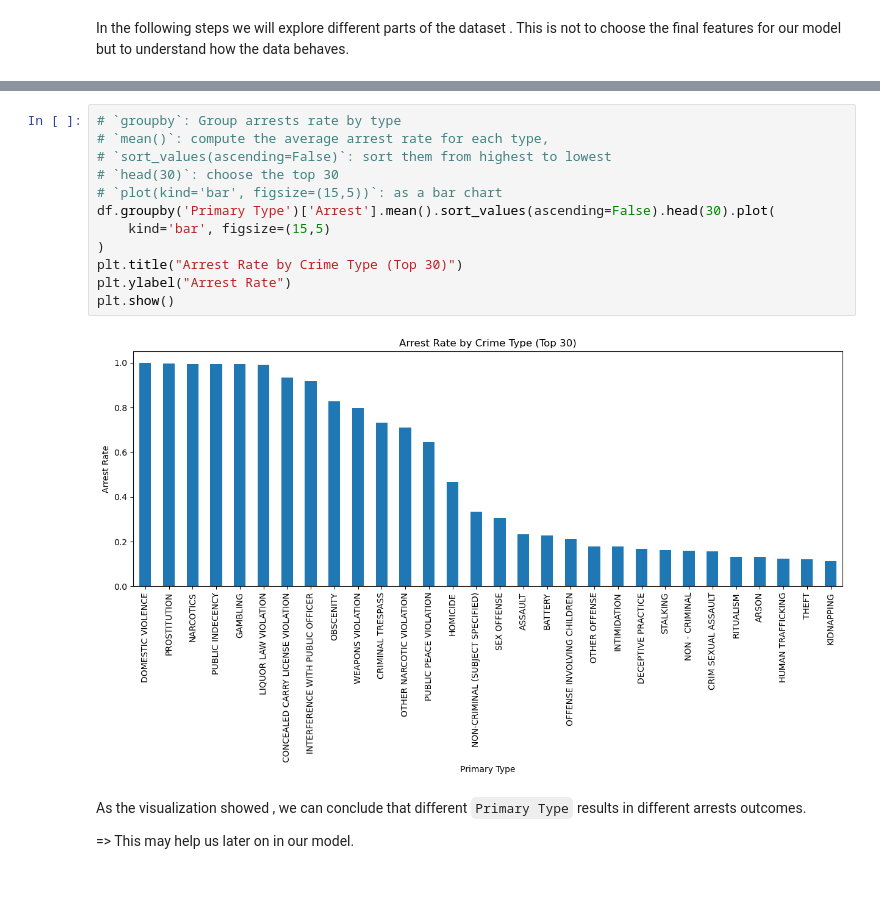
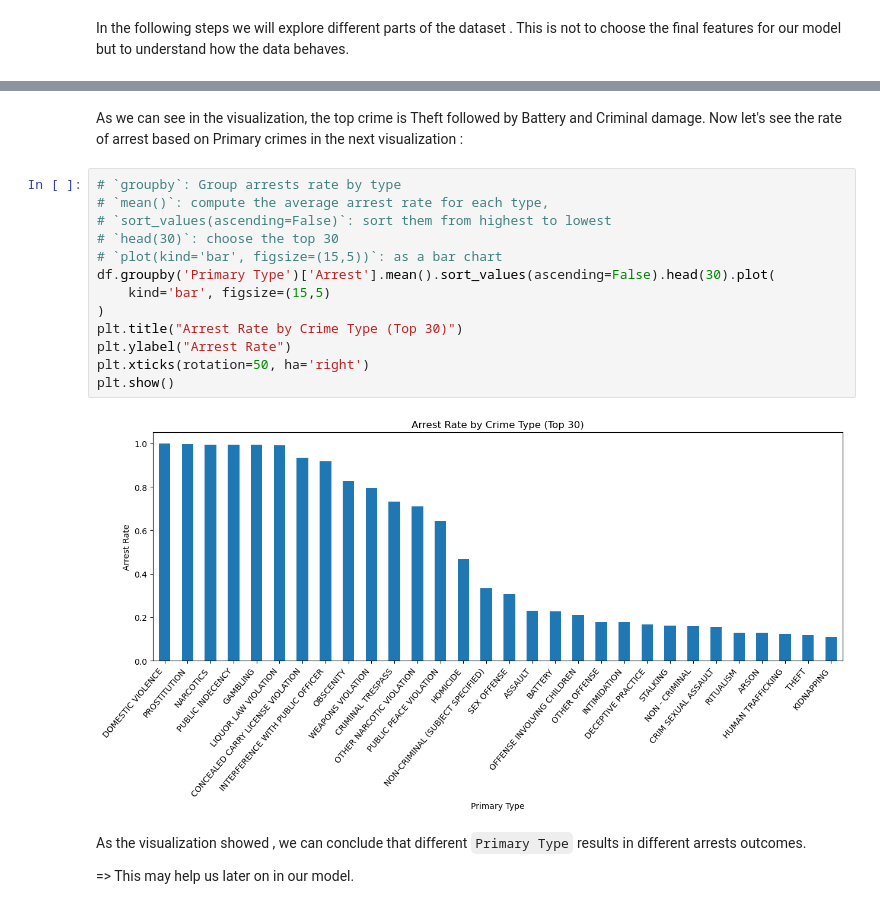
Before and after one commit to cherifaBenGhorbel/chicago_crimes-2001-2018-, a Jupyter notebook: notebooks/01_EDA.ipynb, the cells around one changed output, grey strips where cells are left out. Saved outputs shown, nothing was run; the diff lists cells and outputs as text.

```diff
--- a/notebooks/01_EDA.ipynb
+++ b/notebooks/01_EDA.ipynb
@@ -147,17 +166,20 @@ In the following steps we will explore different parts of the dataset . This is
+# %% [markdown]
+As we can see in the visualization, the top crime is Theft followed by Battery and Criminal damage. Now let's see the rate of arrest based on Primary crimes in the next visualization :
 # %%
 # `groupby`: Group arrests rate by type
 # `mean()`: compute the average arrest rate for each type,
 # `sort_values(ascending=False)`: sort them from highest to lowest
 # `head(30)`: choose the top 30
 # `plot(kind='bar', figsize=(15,5))`: as a bar chart
 df.groupby('Primary Type')['Arrest'].mean().sort_values(ascending=False).head(30).plot(
     kind='bar', figsize=(15,5)
 )
 plt.title("Arrest Rate by Crime Type (Top 30)")
 plt.ylabel("Arrest Rate")
+plt.xticks(rotation=50, ha='right')
 plt.show()
 # %% [output]
-[figure, old version]
+[figure, new version]
 # %% [markdown]
 As the visualization showed , we can conclude that different `Primary Type` results in different arrests outcomes.
 
```
Also changed, not shown: parts of 14 cells of this notebook.
